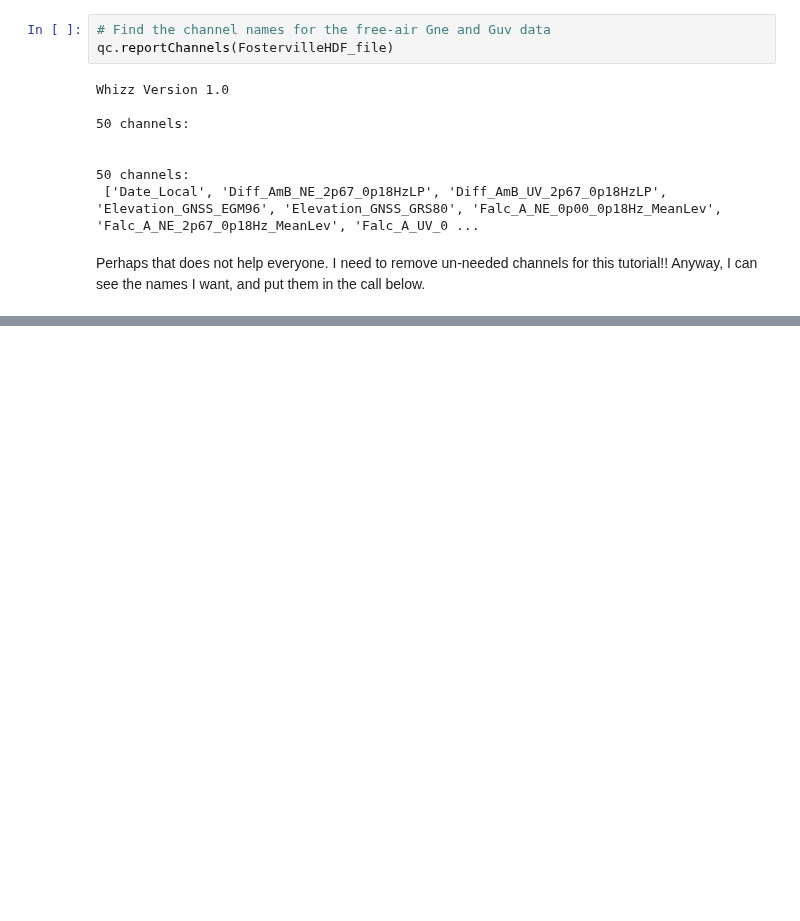
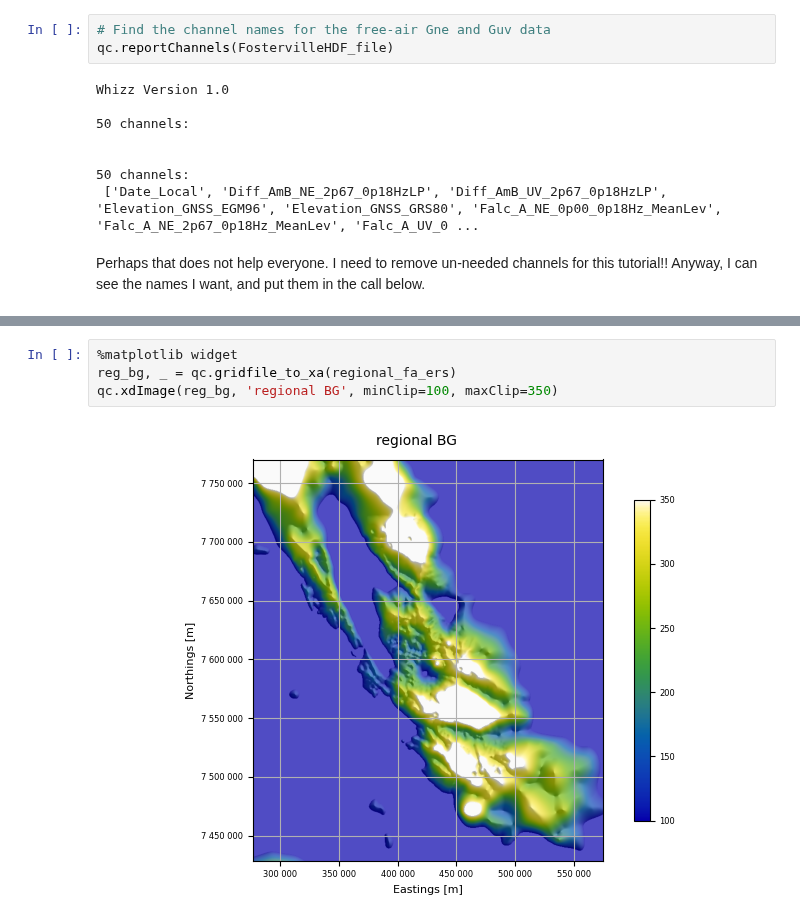
Before and after one commit to GeoscienceAustralia/galileoQC, a Jupyter notebook: docs/source/tutorials/Craig_transform_Gne_Guv.ipynb, the cells around one changed output, grey strips where cells are left out. Saved outputs shown, nothing was run; the diff lists cells and outputs as text; blank space fills up the shorter version.

```diff
--- a/docs/source/tutorials/Craig_transform_Gne_Guv.ipynb
+++ b/docs/source/tutorials/Craig_transform_Gne_Guv.ipynb
@@ -78,0 +195,6 @@ Array shape = (418, 233)
+# %%
+%matplotlib widget
+reg_bg, _ = qc.gridfile_to_xa(regional_fa_ers)
+qc.xdImage(reg_bg, 'regional BG', minClip=100, maxClip=350)
+# %% [output]
+[figure, added]
```
Also changed, not shown: parts of 13 cells of this notebook, 15 other files.
